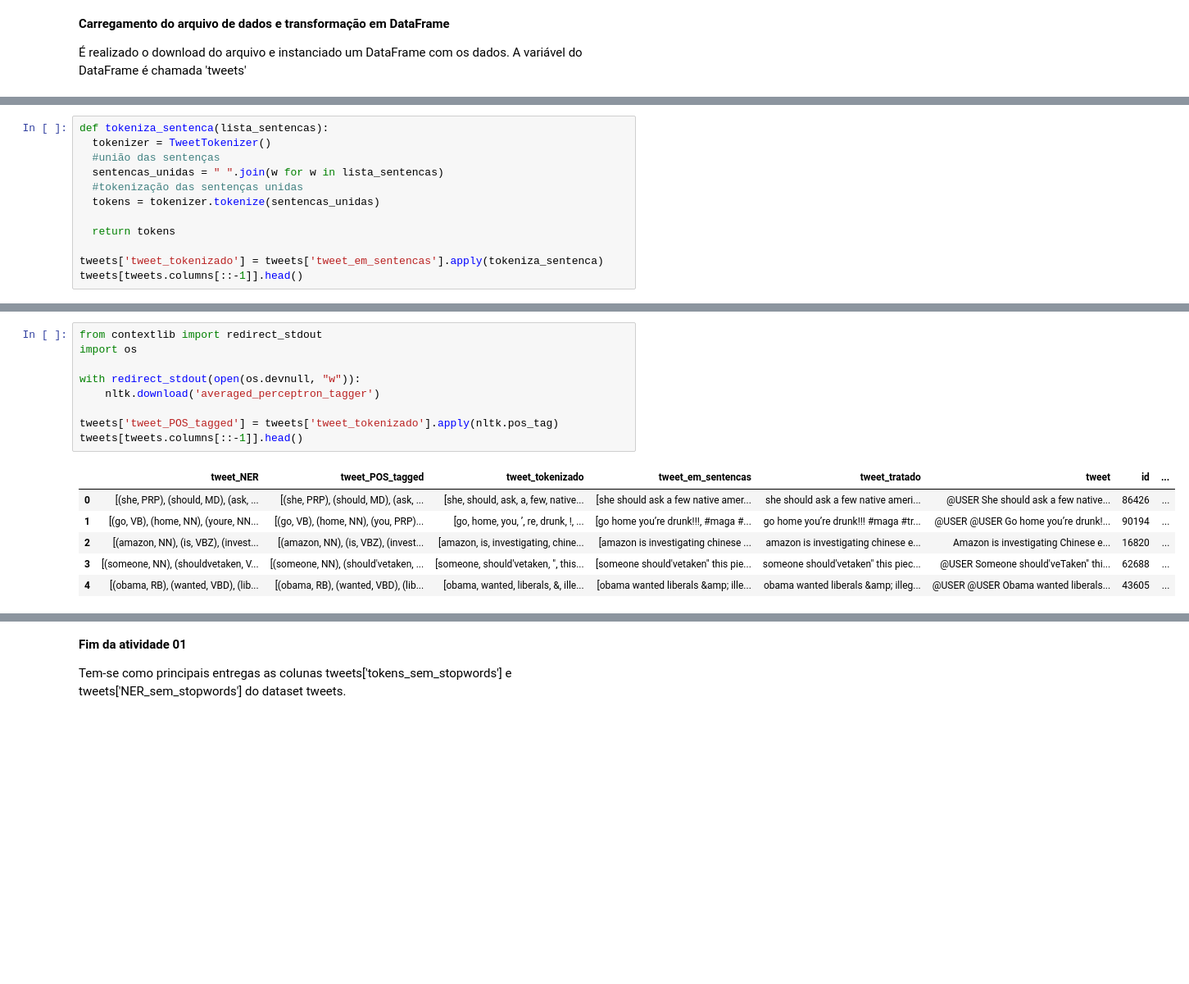
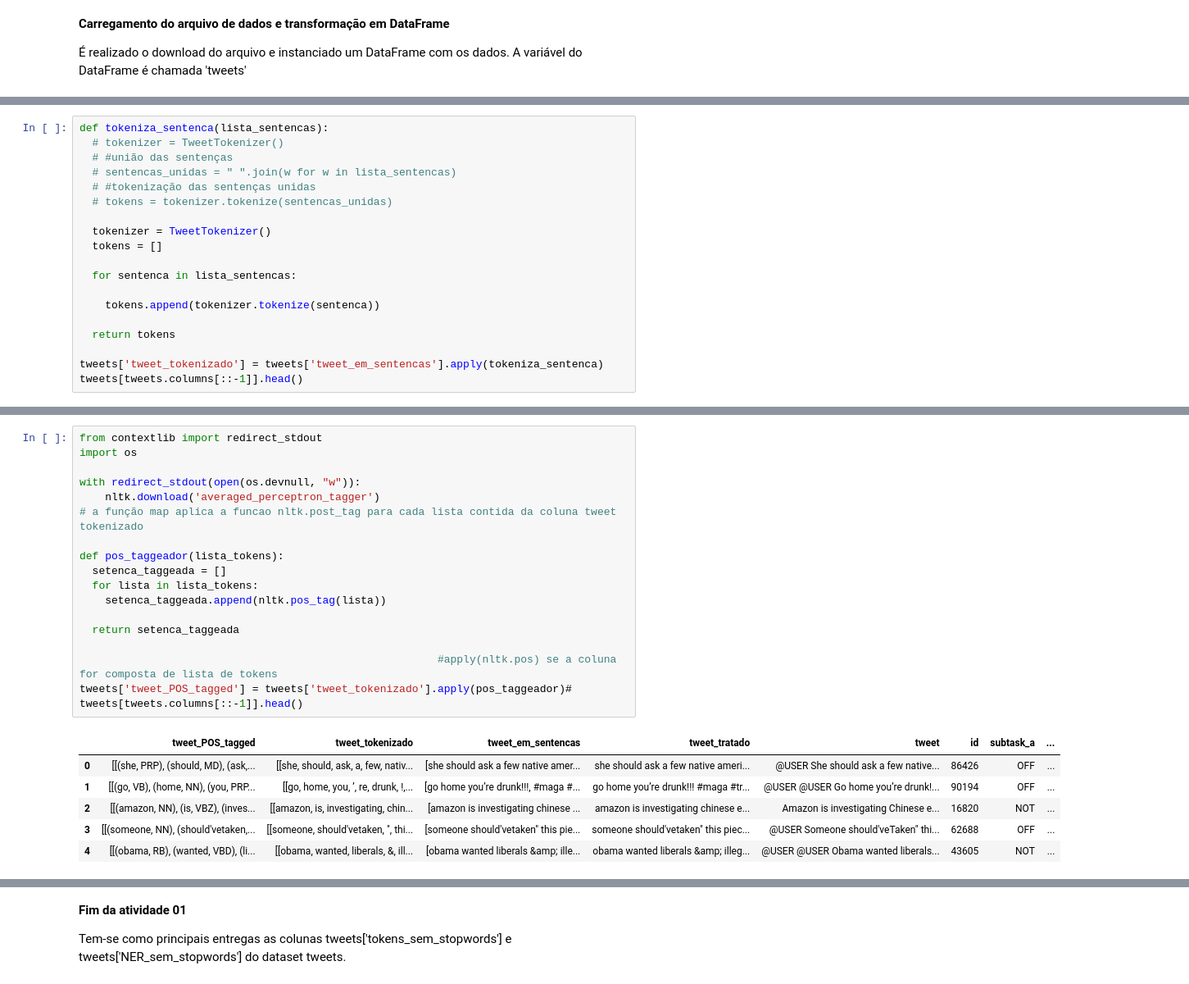
Before and after one commit to eduardodut/Mineracao_dados_textos_web, a Jupyter notebook: projeto01_equipe01_entrega18052020.ipynb, the cells around one changed output, grey strips where cells are left out. Shown at 82% size. Saved outputs shown, nothing was run; the diff lists cells and outputs as text; blank space fills up the shorter version.

```diff
--- a/projeto01_equipe01_entrega18052020.ipynb
+++ b/projeto01_equipe01_entrega18052020.ipynb
@@ -155,10 +163,17 @@ Reúne as sentenças em uma string única e realiza a tokenização do tweet. O
 # %%
 def tokeniza_sentenca(lista_sentencas):
+  # tokenizer = TweetTokenizer()
+  # #união das sentenças
+  # sentencas_unidas = " ".join(w for w in lista_sentencas)
+  # #tokenização das sentenças unidas
+  # tokens = tokenizer.tokenize(sentencas_unidas)
+
   tokenizer = TweetTokenizer()
-  #união das sentenças
-  sentencas_unidas = " ".join(w for w in lista_sentencas)
-  #tokenização das sentenças unidas
-  tokens = tokenizer.tokenize(sentencas_unidas)
+  tokens = []
+
+  for sentenca in lista_sentencas:
+
+    tokens.append(tokenizer.tokenize(sentenca))
 
   return tokens
 
@@ -178,16 +196,25 @@ Realiza a part of speech tagging do texto de cada token
 # %%
 from contextlib import redirect_stdout
 import os
 
 with redirect_stdout(open(os.devnull, "w")):
     nltk.download('averaged_perceptron_tagger')
+# a função map aplica a funcao nltk.post_tag para cada lista contida da coluna tweet tokenizado
 
-tweets['tweet_POS_tagged'] = tweets['tweet_tokenizado'].apply(nltk.pos_tag)
+def pos_taggeador(lista_tokens):
+  setenca_taggeada = []
+  for lista in lista_tokens:
+    setenca_taggeada.append(nltk.pos_tag(lista))
+
+  return setenca_taggeada
+
+                                                        #apply(nltk.pos) se a coluna for composta de lista de tokens
+tweets['tweet_POS_tagged'] = tweets['tweet_tokenizado'].apply(pos_taggeador)#
 tweets[tweets.columns[::-1]].head()
 # %% [output]
-|  | tweet_NER | tweet_POS_tagged | tweet_tokenizado | tweet_em_sentencas | tweet_tratado | tweet | id | ... |
-| 0 | [(she, PRP), (should, MD), (ask, ... | [(she, PRP), (should, MD), (ask, ... | [she, should, ask, a, few, native... | [she should ask a few native amer... | she should ask a few native ameri... | @USER She should ask a few native... | 86426 | ... |
-| 1 | [(go, VB), (home, NN), (youre, NN... | [(go, VB), (home, NN), (you, PRP)... | [go, home, you, ’, re, drunk, !, ... | [go home you’re drunk!!!, #maga #... | go home you’re drunk!!! #maga #tr... | @USER @USER Go home you’re drunk!... | 90194 | ... |
-| 2 | [(amazon, NN), (is, VBZ), (invest... | [(amazon, NN), (is, VBZ), (invest... | [amazon, is, investigating, chine... | [amazon is investigating chinese ... | amazon is investigating chinese e... | Amazon is investigating Chinese e... | 16820 | ... |
-| 3 | [(someone, NN), (shouldvetaken, V... | [(someone, NN), (should'vetaken, ... | [someone, should'vetaken, ", this... | [someone should'vetaken" this pie... | someone should'vetaken" this piec... | @USER Someone should'veTaken" thi... | 62688 | ... |
-| 4 | [(obama, RB), (wanted, VBD), (lib... | [(obama, RB), (wanted, VBD), (lib... | [obama, wanted, liberals, &, ille... | [obama wanted liberals &amp; ille... | obama wanted liberals &amp; illeg... | @USER @USER Obama wanted liberals... | 43605 | ... |
+|  | tweet_POS_tagged | tweet_tokenizado | tweet_em_sentencas | tweet_tratado | tweet | id | subtask_a | ... |
+| 0 | [[(she, PRP), (should, MD), (ask,... | [[she, should, ask, a, few, nativ... | [she should ask a few native amer... | she should ask a few native ameri... | @USER She should ask a few native... | 86426 | OFF | ... |
+| 1 | [[(go, VB), (home, NN), (you, PRP... | [[go, home, you, ’, re, drunk, !,... | [go home you’re drunk!!!, #maga #... | go home you’re drunk!!! #maga #tr... | @USER @USER Go home you’re drunk!... | 90194 | OFF | ... |
+| 2 | [[(amazon, NN), (is, VBZ), (inves... | [[amazon, is, investigating, chin... | [amazon is investigating chinese ... | amazon is investigating chinese e... | Amazon is investigating Chinese e... | 16820 | NOT | ... |
+| 3 | [[(someone, NN), (should'vetaken,... | [[someone, should'vetaken, ", thi... | [someone should'vetaken" this pie... | someone should'vetaken" this piec... | @USER Someone should'veTaken" thi... | 62688 | OFF | ... |
+| 4 | [[(obama, RB), (wanted, VBD), (li... | [[obama, wanted, liberals, &, ill... | [obama wanted liberals &amp; ille... | obama wanted liberals &amp; illeg... | @USER @USER Obama wanted liberals... | 43605 | NOT | ... |
```
Also changed, not shown: parts of 18 cells of this notebook.
